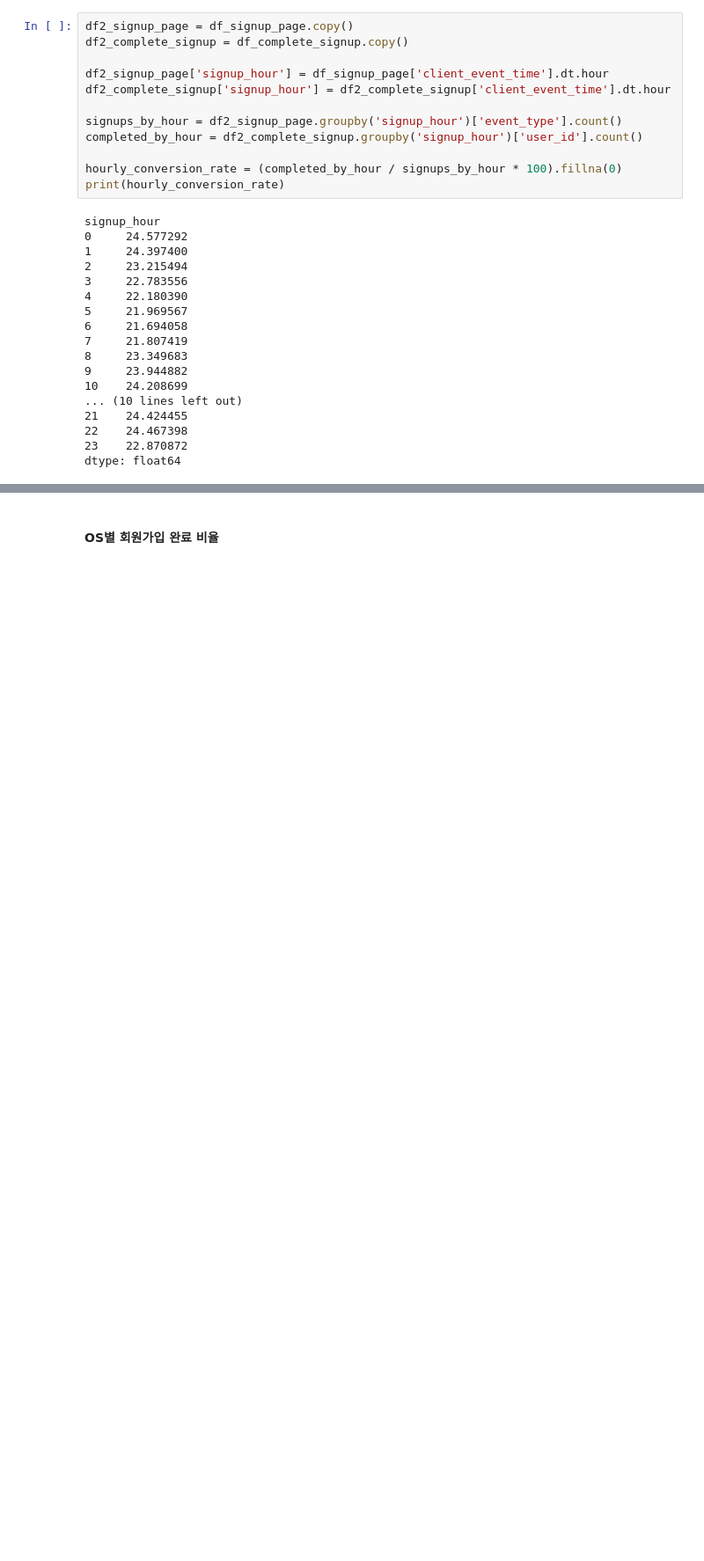
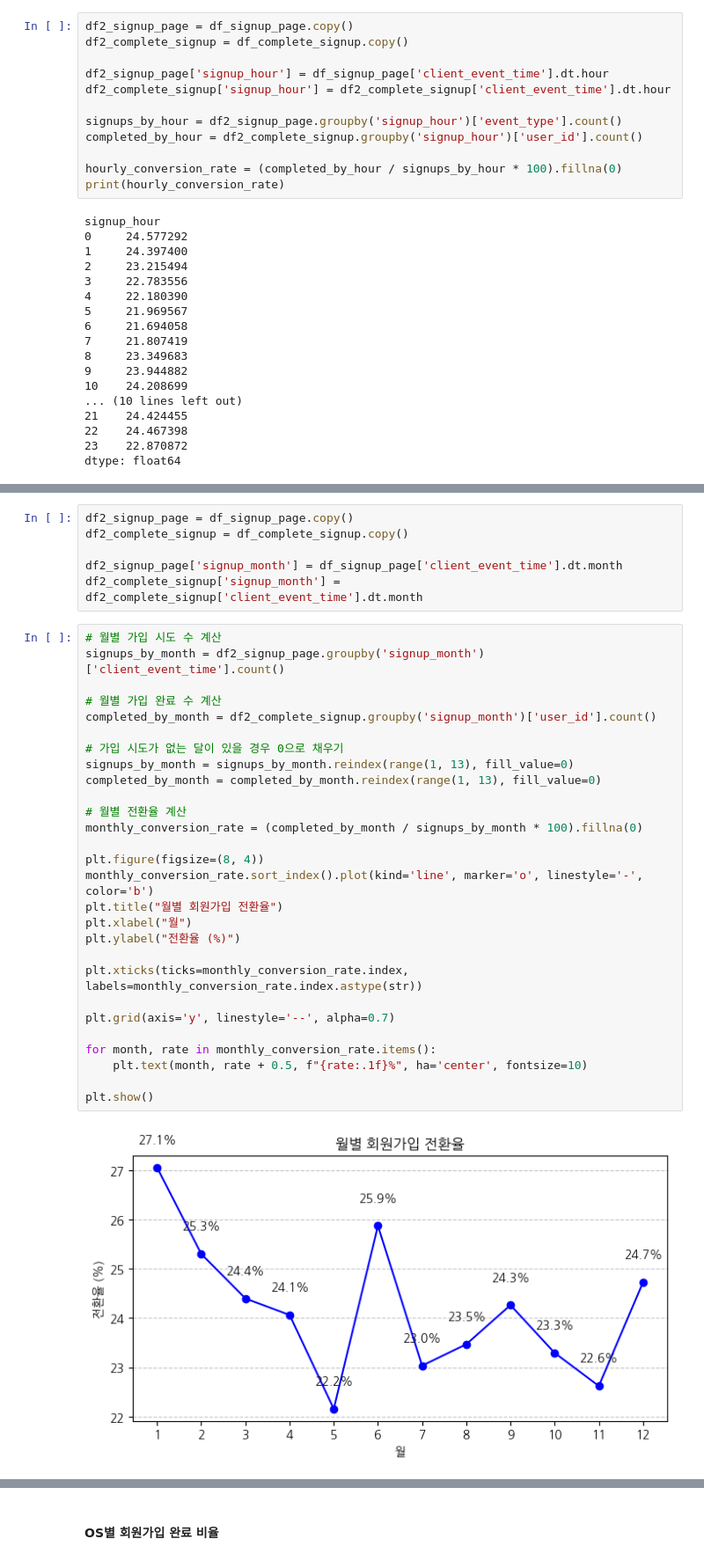
Before and after one commit to saeraniren/intermediate_project, a Jupyter notebook: yena_main.ipynb, the cells around one changed output, grey strips where cells are left out. Shown at 88% size. Drawn from its saved outputs; the diff is of its cells as text; blank space fills up the shorter version.

```diff
--- a/yena_main.ipynb
+++ b/yena_main.ipynb
@@ -572,3 +750,39 @@ plt.grid(axis='y', linestyle='--', alpha=0.7)
 plt.show()
 # %% [output]
 [figure]
+# %%
+df2_signup_page = df_signup_page.copy()
+df2_complete_signup = df_complete_signup.copy()
+
+df2_signup_page['signup_month'] = df_signup_page['client_event_time'].dt.month
+df2_complete_signup['signup_month'] = df2_complete_signup['client_event_time'].dt.month
+# %%
+# 월별 가입 시도 수 계산
+signups_by_month = df2_signup_page.groupby('signup_month')['client_event_time'].count()
+
+# 월별 가입 완료 수 계산
+completed_by_month = df2_complete_signup.groupby('signup_month')['user_id'].count()
+
+# 가입 시도가 없는 달이 있을 경우 0으로 채우기
+signups_by_month = signups_by_month.reindex(range(1, 13), fill_value=0)
+completed_by_month = completed_by_month.reindex(range(1, 13), fill_value=0)
+
+# 월별 전환율 계산
+monthly_conversion_rate = (completed_by_month / signups_by_month * 100).fillna(0)
+
+plt.figure(figsize=(8, 4))
+monthly_conversion_rate.sort_index().plot(kind='line', marker='o', linestyle='-', color='b')
+plt.title("월별 회원가입 전환율")
+plt.xlabel("월")
+plt.ylabel("전환율 (%)")
+
+plt.xticks(ticks=monthly_conversion_rate.index, labels=monthly_conversion_rate.index.astype(str))
+
+plt.grid(axis='y', linestyle='--', alpha=0.7)
+
+for month, rate in monthly_conversion_rate.items():
+    plt.text(month, rate + 0.5, f"{rate:.1f}%", ha='center', fontsize=10)
+
+plt.show()
+# %% [output]
+[figure, added]
```
Also changed, not shown: parts of 84 cells of this notebook.
